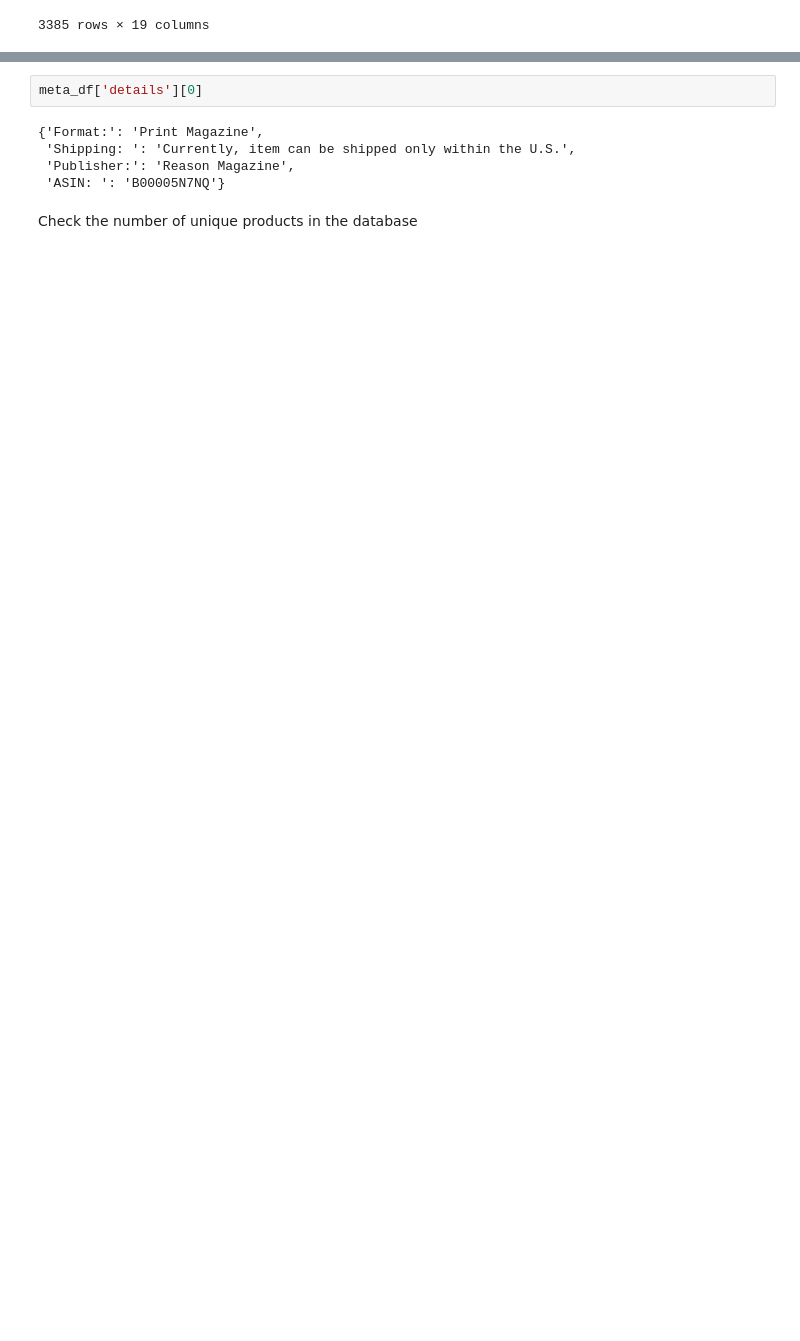
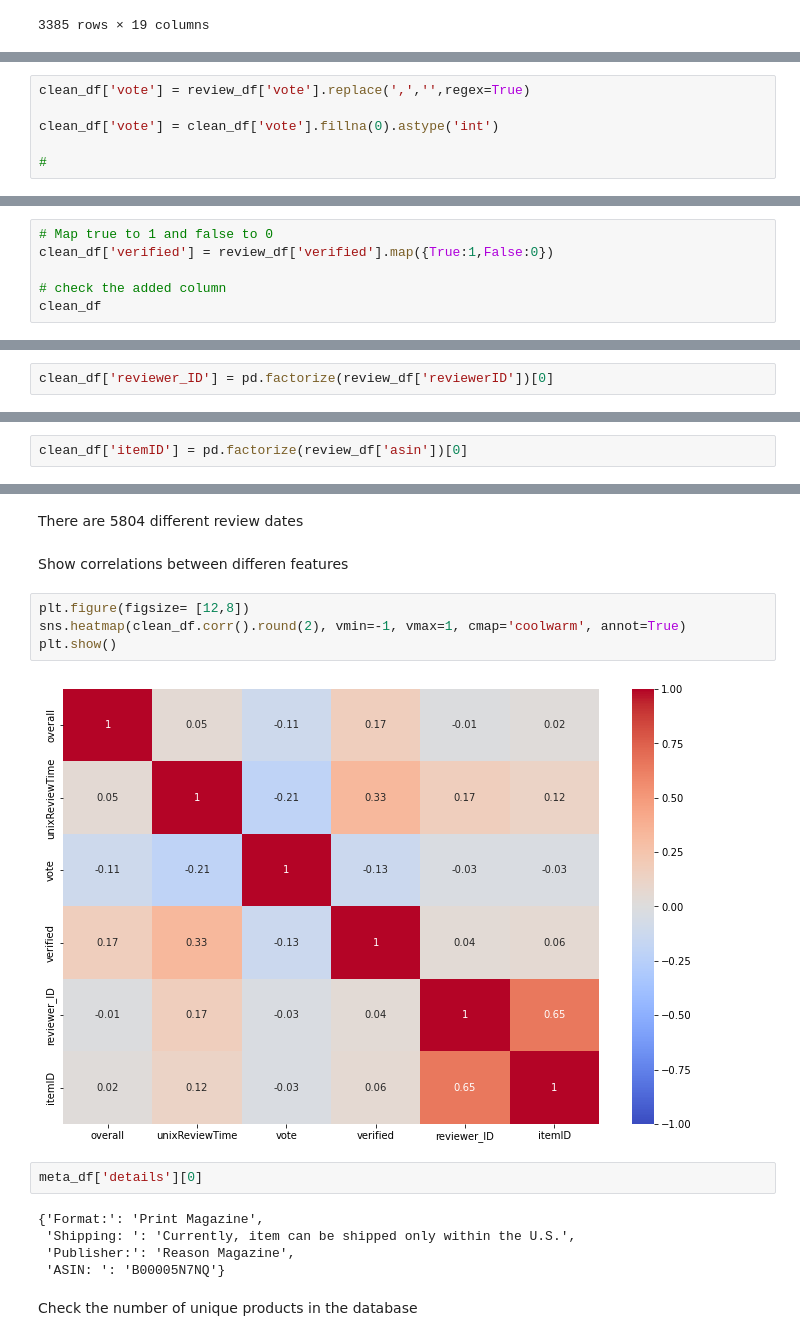
Before and after one commit to JTruong3/Amazon-Product-Recommender, a Jupyter notebook: Capstone preliminary.ipynb, the cells around one changed output, grey strips where cells are left out. Saved outputs shown, nothing was run; the diff lists cells and outputs as text; blank space fills up the shorter version.

Commit message:
Converting columns to numeric

```diff
--- a/Capstone preliminary.ipynb
+++ b/Capstone preliminary.ipynb
@@ -112,0 +146,6 @@ meta_df
+# %%
+clean_df['vote'] = review_df['vote'].replace(',','',regex=True)
+
+clean_df['vote'] = clean_df['vote'].fillna(0).astype('int')
+
+#
@@ -112,0 +198,6 @@ meta_df
+# %%
+# Map true to 1 and false to 0
+clean_df['verified'] = review_df['verified'].map({True:1,False:0})
+
+# check the added column
+clean_df
@@ -112,0 +254,2 @@ meta_df
+# %%
+clean_df['reviewer_ID'] = pd.factorize(review_df['reviewerID'])[0]
@@ -112,0 +260,2 @@ meta_df
+# %%
+clean_df['itemID'] = pd.factorize(review_df['asin'])[0]
@@ -113,3 +278,13 @@ meta_df
+# %% [markdown]
+There are 5804 different review dates
+# %% [markdown]
+Show correlations between differen features
+# %%
+plt.figure(figsize= [12,8])
+sns.heatmap(clean_df.corr().round(2), vmin=-1, vmax=1, cmap='coolwarm', annot=True)
+plt.show()
+# %% [output]
+[figure, added]
 # %%
 meta_df['details'][0]
 # %% [output]
```
Also changed, not shown: parts of 31 cells of this notebook.
